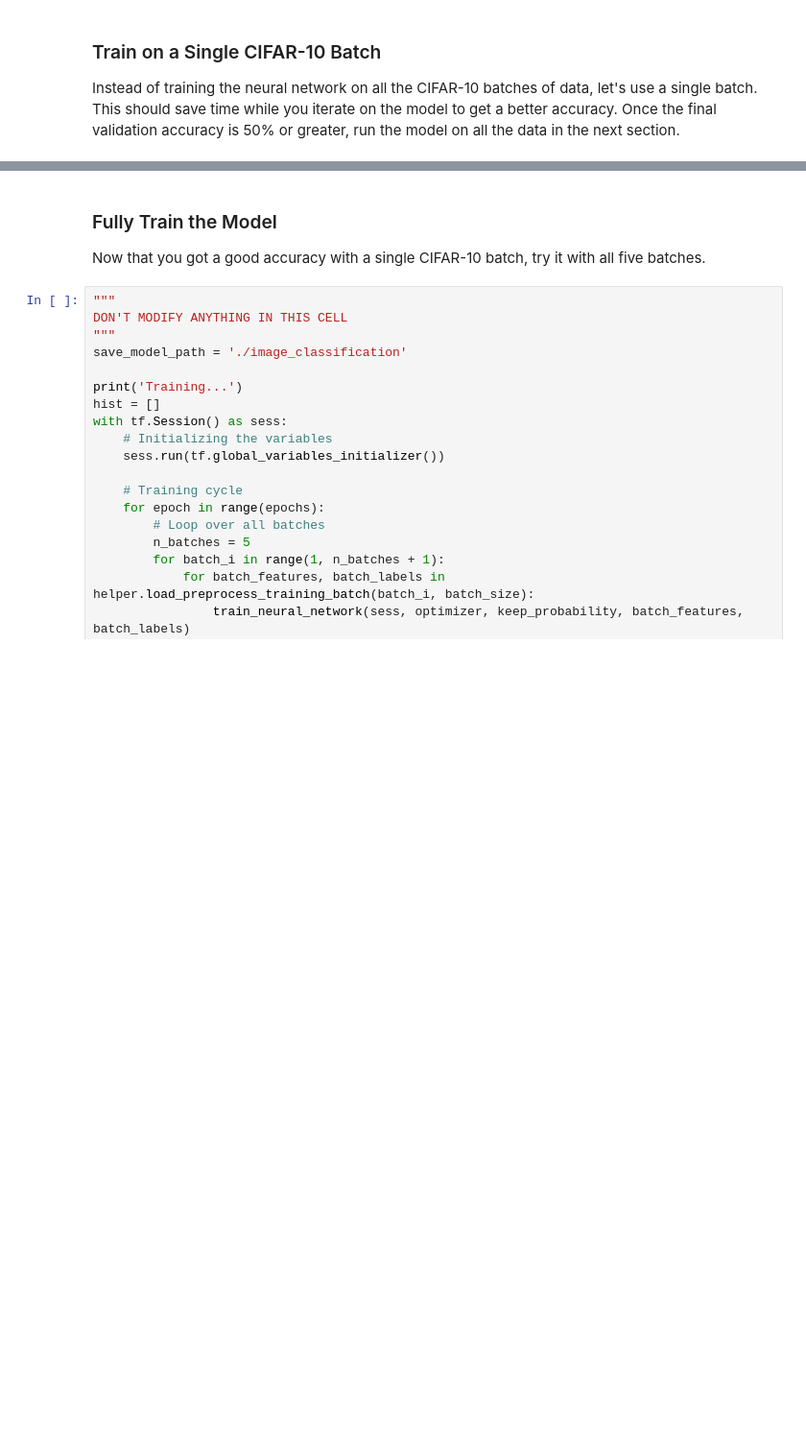
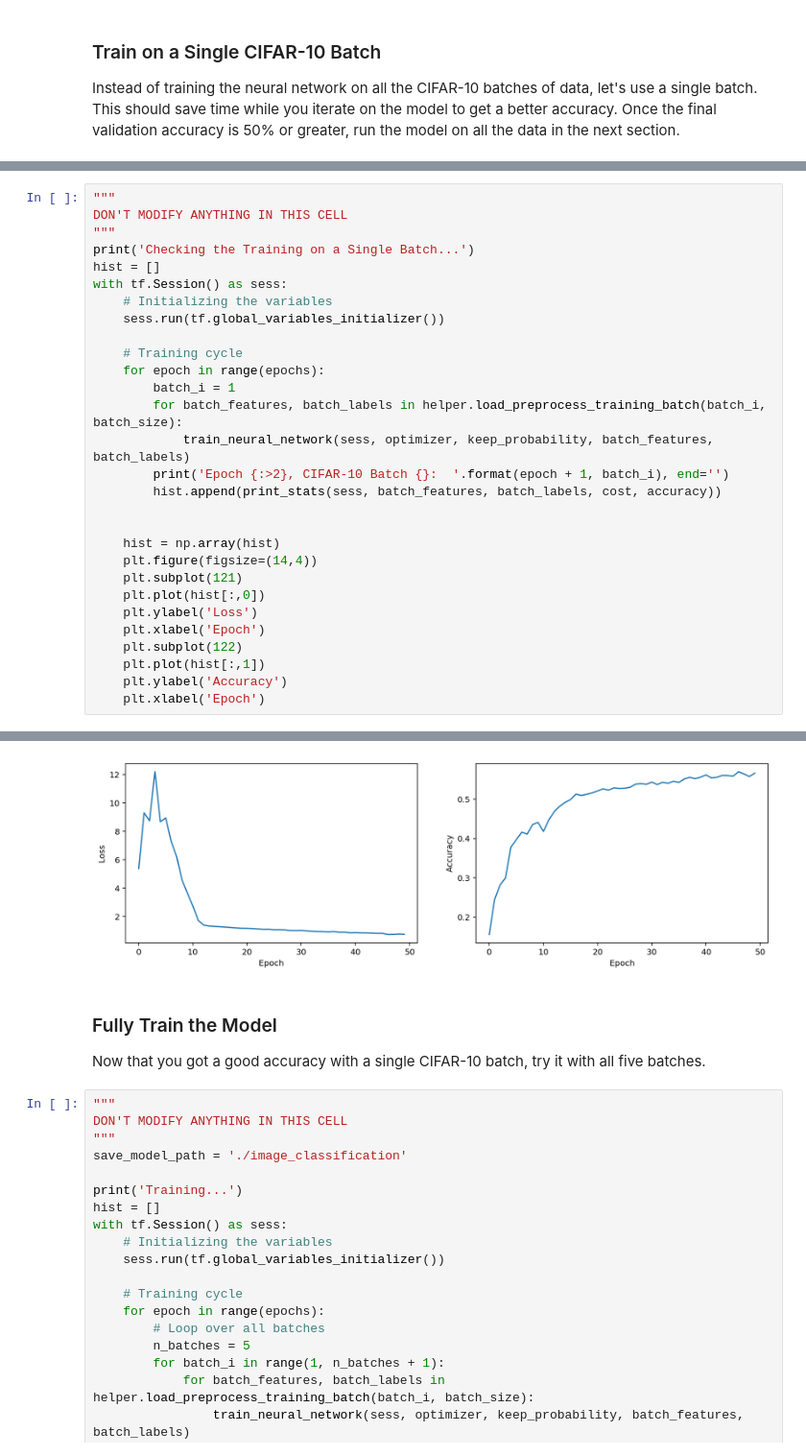
Before and after one commit to piotrbazan/machine-learning, a Jupyter notebook: projects/image-classification/image_classification.ipynb, the cells around one changed output, grey strips where cells are left out. Shown: that part at 96% size. Drawn from its saved outputs; the diff is of its cells as text; blank space fills up the shorter version.

```diff
--- a/projects/image-classification/image_classification.ipynb
+++ b/projects/image-classification/image_classification.ipynb
@@ -548,0 +549,30 @@ Epoch 20, CIFAR-10 Batch 1:  Loss=2.702 accuracy=77.5
+# %%
+"""
+DON'T MODIFY ANYTHING IN THIS CELL
+"""
+print('Checking the Training on a Single Batch...')
+hist = []
+with tf.Session() as sess:
+    # Initializing the variables
+    sess.run(tf.global_variables_initializer())
+
+    # Training cycle
+    for epoch in range(epochs):
+        batch_i = 1
+        for batch_features, batch_labels in helper.load_preprocess_training_batch(batch_i, batch_size):
+            train_neural_network(sess, optimizer, keep_probability, batch_features, batch_labels)
+        print('Epoch {:>2}, CIFAR-10 Batch {}:  '.format(epoch + 1, batch_i), end='')
+        hist.append(print_stats(sess, batch_features, batch_labels, cost, accuracy))
+
+
+    hist = np.array(hist)
+    plt.figure(figsize=(14,4))
+    plt.subplot(121)
+    plt.plot(hist[:,0])
+    plt.ylabel('Loss')
+    plt.xlabel('Epoch')
+    plt.subplot(122)
+    plt.plot(hist[:,1])
+    plt.ylabel('Accuracy')
+    plt.xlabel('Epoch')
+# %% [output]
@@ -549,3 +596,4 @@ Epoch 20, CIFAR-10 Batch 1:  Loss=2.702 accuracy=77.5
+[figure, added]
 # %% [markdown]
 ### Fully Train the Model
 Now that you got a good accuracy with a single CIFAR-10 batch, try it with all five batches.
```
Also changed, not shown: parts of 8 cells of this notebook.
